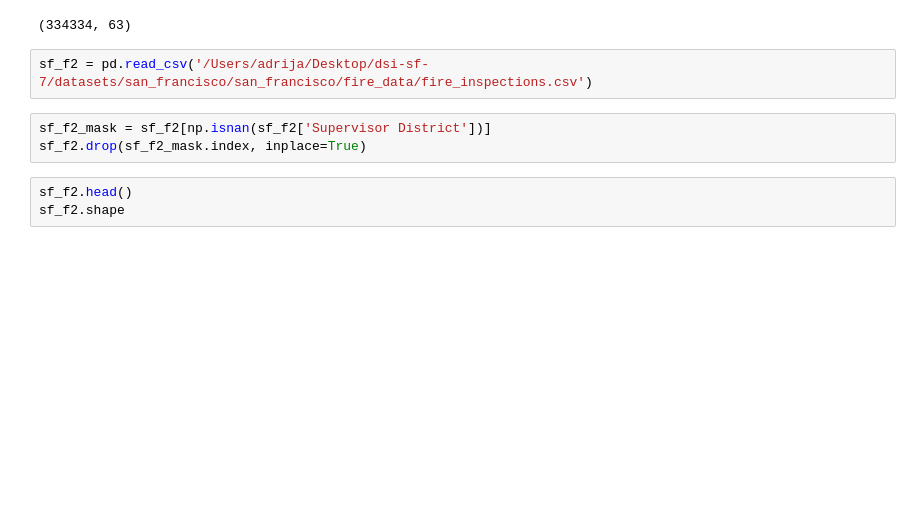
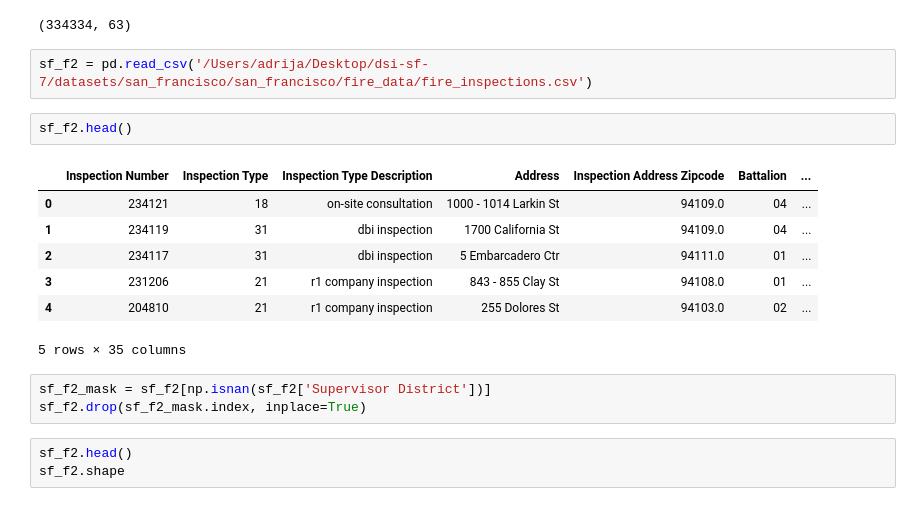
Before and after one commit to adrijab/Project-3, a Jupyter notebook: project-3-sf-regression.ipynb, the cells around one changed output. Drawn from its saved outputs; the diff is of its cells as text; blank space fills up the shorter version.

```diff
--- a/project-3-sf-regression.ipynb
+++ b/project-3-sf-regression.ipynb
@@ -357,6 +358,16 @@ sf_f1.shape
 (334334, 63)
 # %%
 sf_f2 = pd.read_csv('/Users/adrija/Desktop/dsi-sf-7/datasets/san_francisco/san_francisco/fire_data/fire_inspections.csv')
+# %%
+sf_f2.head()
+# %% [output]
+|  | Inspection Number | Inspection Type | Inspection Type Description | Address | Inspection Address Zipcode | Battalion | ... |
+| 0 | 234121 | 18 | on-site consultation | 1000 - 1014 Larkin St | 94109.0 | 04 | ... |
+| 1 | 234119 | 31 | dbi inspection | 1700 California St | 94109.0 | 04 | ... |
+| 2 | 234117 | 31 | dbi inspection | 5 Embarcadero Ctr | 94111.0 | 01 | ... |
+| 3 | 231206 | 21 | r1 company inspection | 843 - 855 Clay St | 94108.0 | 01 | ... |
+| 4 | 204810 | 21 | r1 company inspection | 255 Dolores St | 94103.0 | 02 | ... |
+5 rows × 35 columns
 # %%
 sf_f2_mask = sf_f2[np.isnan(sf_f2['Supervisor District'])]
 sf_f2.drop(sf_f2_mask.index, inplace=True)
```
Also changed, not shown: parts of 58 cells of this notebook, 19 other files.
